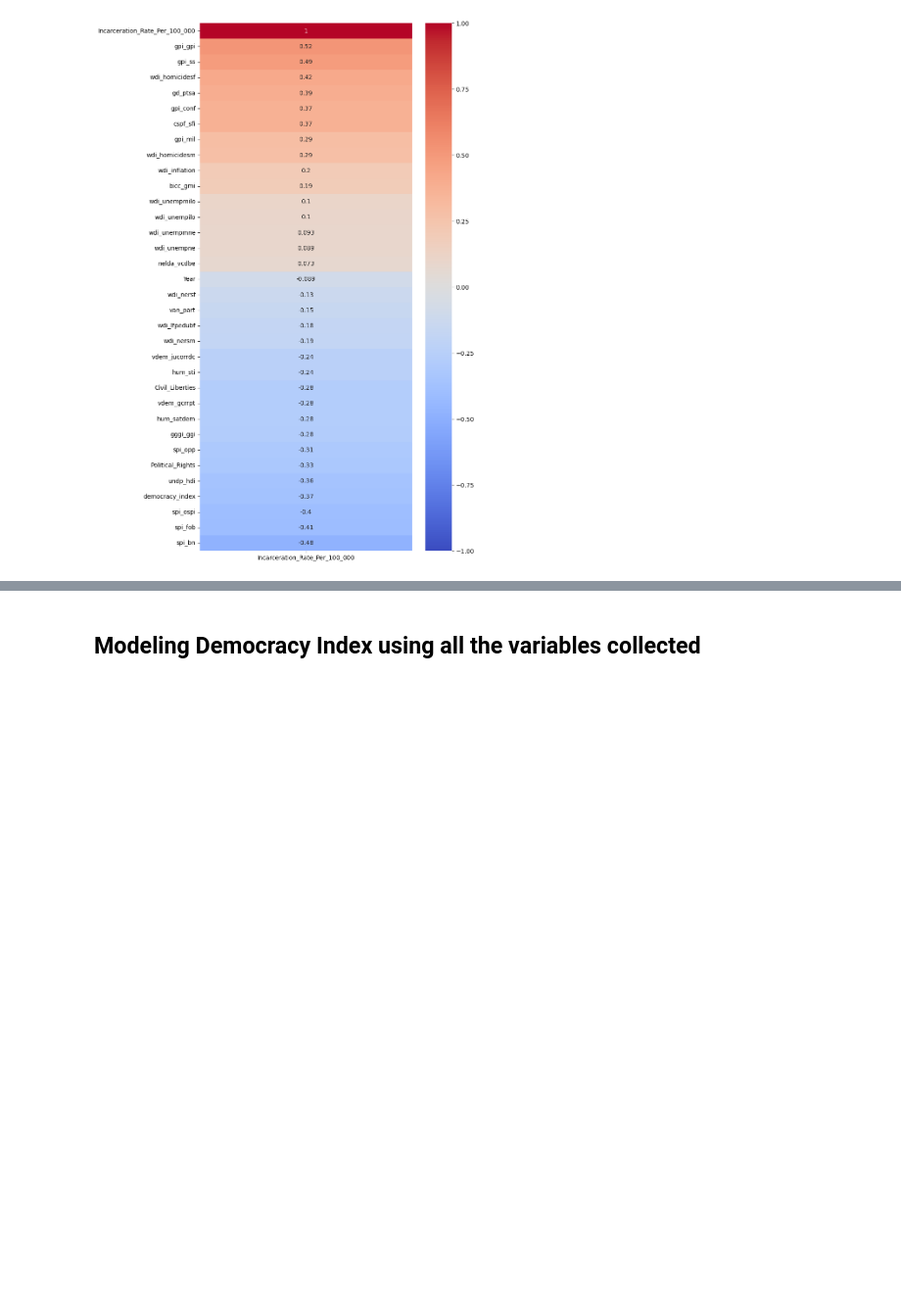
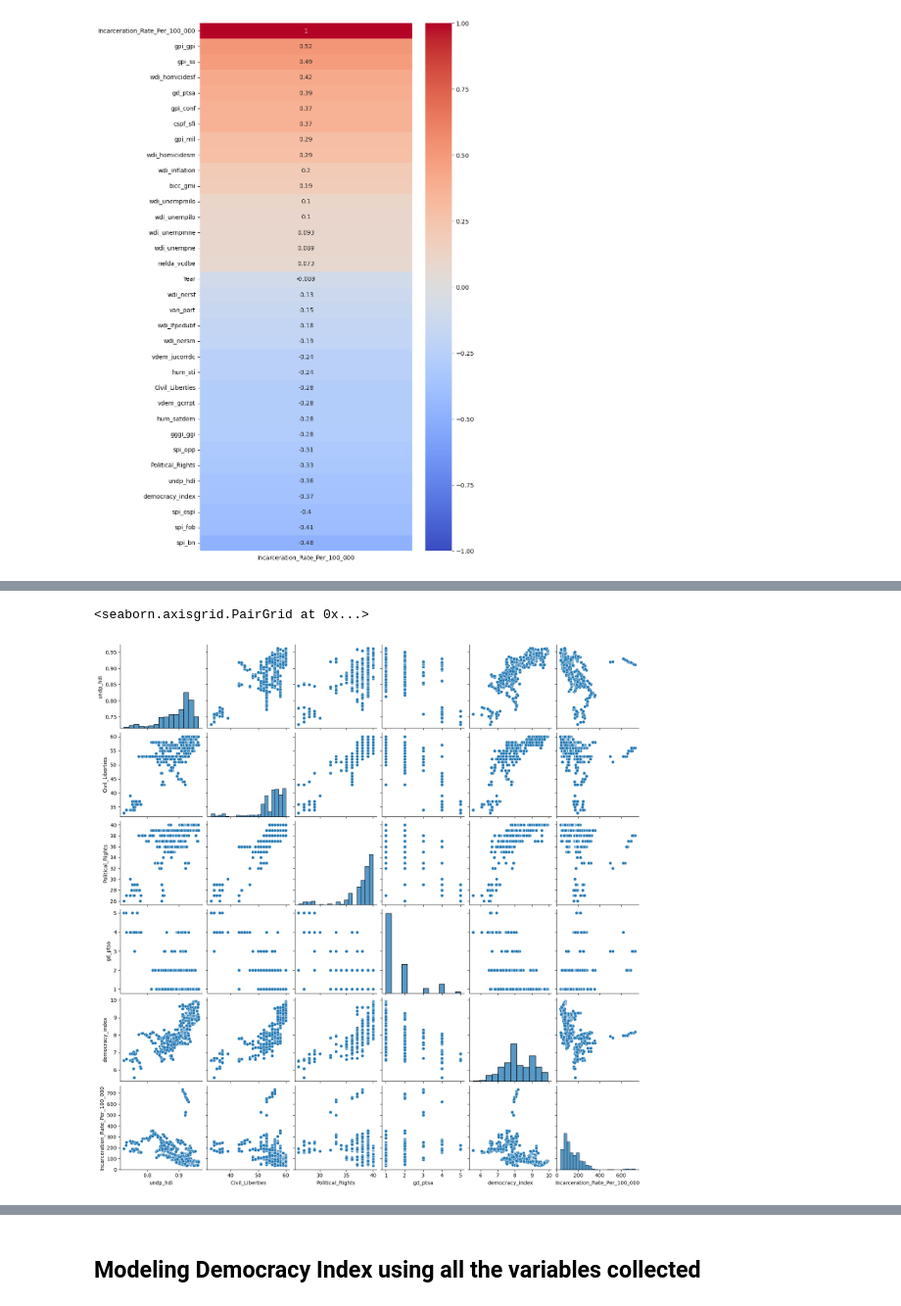
Before and after one commit to elliottjones56/project_5, a Jupyter notebook: Coding_Notebooks/Modeling_Process/Democracy_Indicators_vs_Incarceration_Rates.ipynb, the cells around one changed output, grey strips where cells are left out. Shown at 98% size. Cells and saved outputs as stored; diff of their text form; code cells hidden in the pictures; blank space fills up the shorter version.

```diff
--- a/Coding_Notebooks/Modeling_Process/Democracy_Indicators_vs_Incarceration_Rates.ipynb
+++ b/Coding_Notebooks/Modeling_Process/Democracy_Indicators_vs_Incarceration_Rates.ipynb
@@ -263,0 +337,5 @@ sns.heatmap(data = incarceration_rate_corr,
+# %%
+sns.pairplot(pairplot_2_indicators)
+# %% [output]
+<seaborn.axisgrid.PairGrid at 0x...>
+[figure, added]
```
Also changed, not shown: parts of 8 cells of this notebook, 5 other files.
